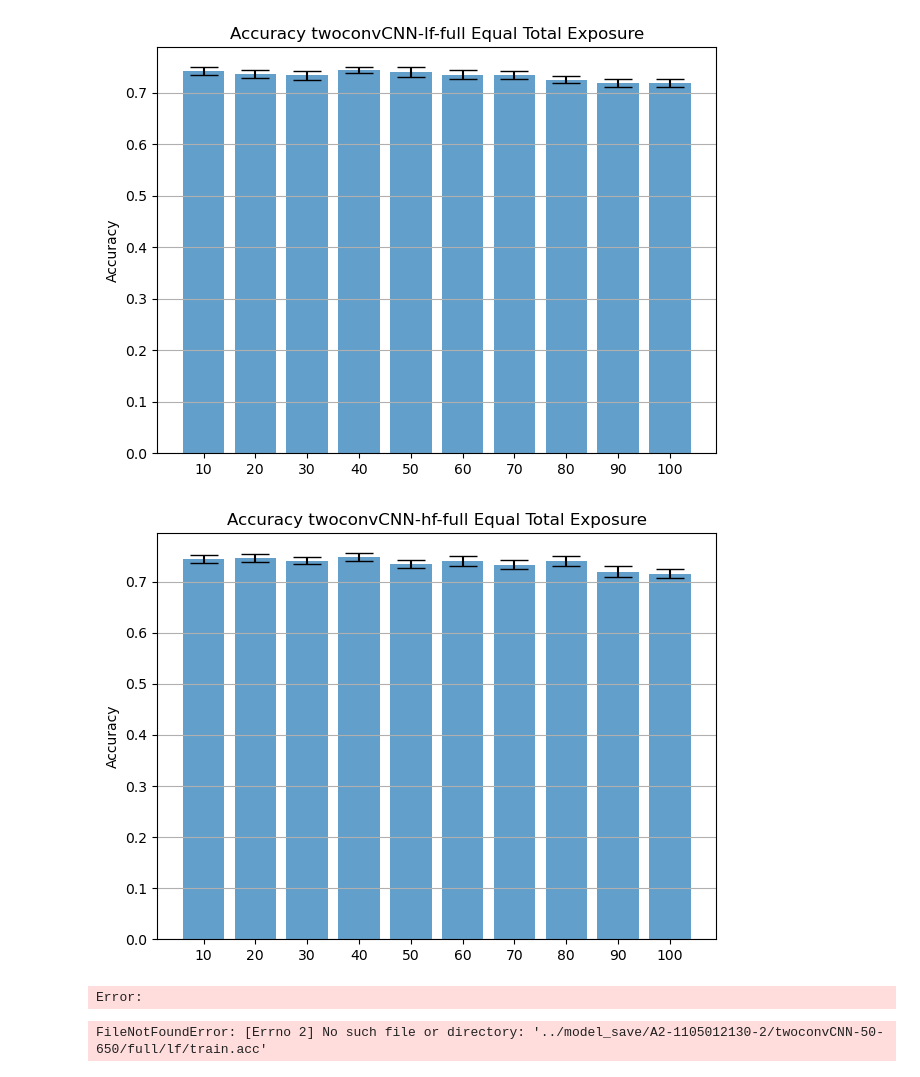
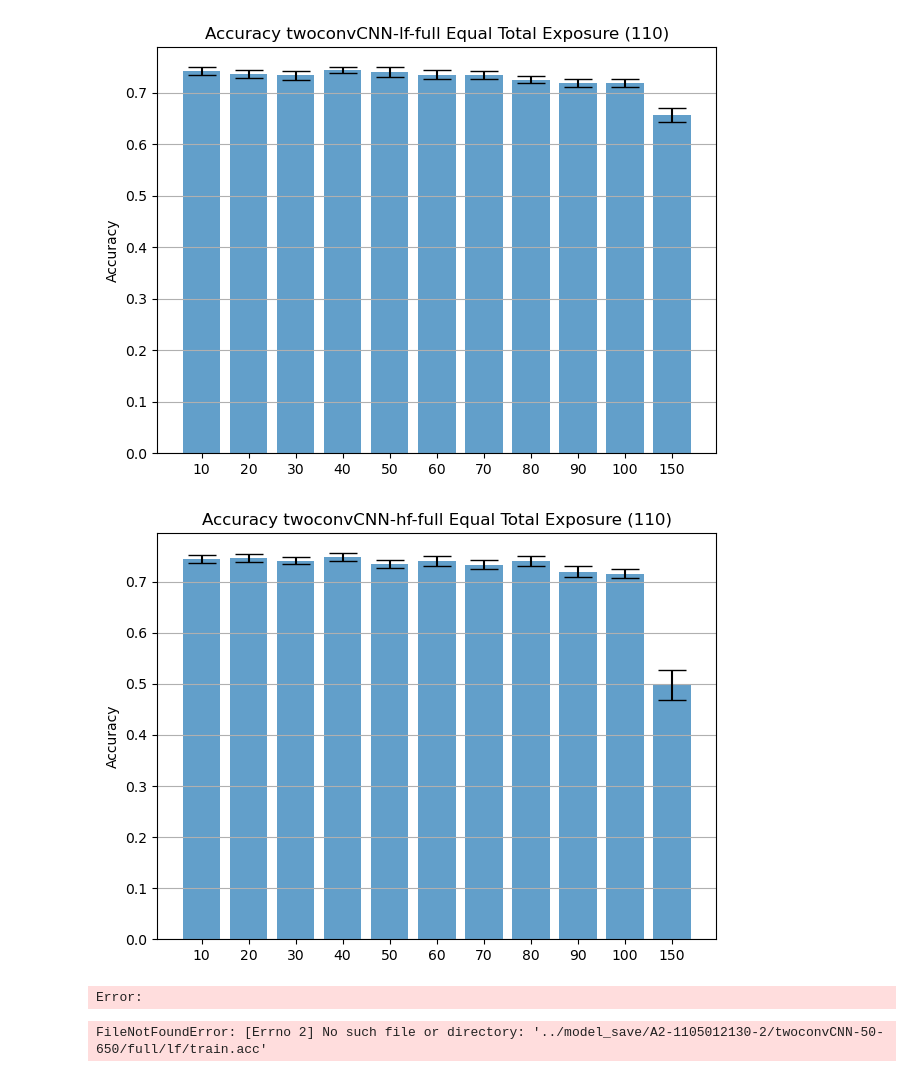
Before and after one commit to Frankalexej/proslearn_22, a Jupyter notebook: A_2_analysis.ipynb, the cells around one changed output. Saved outputs shown, nothing was run; the diff lists cells and outputs as text; code cells hidden in the pictures.

```diff
--- a/A_2_analysis.ipynb
+++ b/A_2_analysis.ipynb
@@ -156,7 +156,7 @@ def do_stats(reses, res_path):
             f.write(f"Original p-value: {p_val:.5f}|")
             f.write(f"FDR corrected p-value: {corrected_p_val:.5f}\n")
 # %%
-all_pre_conditions = [10, 20, 30, 40, 50, 60, 70, 80, 90, 100]  # 150, 200, 250, 300, 350, 400, 450, 500
+all_pre_conditions = [10, 20, 30, 40, 50, 60, 70, 80, 90, 100, 150]  # 150, 200, 250, 300, 350, 400, 450, 500
 def judge_condition(pre):
     if pre in [50, 100, 200, 300]:
         run_list = [1, 2, 3]
@@ -278,31 +278,31 @@ for model_type, runtype, cv in list(product(["twoconvCNN"], ["lf", "hf"], ["full
 # %%
 total_df = pd.DataFrame(columns=["run", "preepoch_cond", "model_cond", "train_filter_cond", "valid_phone_cond", "acc_inc"])
 # ending = 500
 total_exposure = 110
 for model_type, runtype, cv in list(product(["twoconvCNN"], ["lf", "hf"], ["full"])):
     reses = {}
     for pre in all_pre_conditions:
         run_list, total_epochs = judge_condition(pre)
 
         for run_case in run_list:
             dir = os.path.join(hyper_dir, f"{run_version}-{ts}-{run_case}", f"{model_type}-{pre}-{total_epochs-pre}")
             res = ResReader(dir, runtype=runtype, cv=cv).read()
             # val = np.mean([x - y for x, y in zip(res[1], res[2])][pre - 1])
             look_at = 2 # 1 for valid, 2 for full valid
             jump = 10
             for i in range(total_exposure+1, total_exposure+1+jump):
                 val = res[look_at][i]
                 if f"{pre}" in reses.keys():
                     reses[f"{pre}"].append(val)
                 else:
                     reses[f"{pre}"] = [val]
 
-    draw_title = f"Accuracy {model_type}-{runtype}-{cv} Equal Total Exposure"
+    draw_title = f"Accuracy {model_type}-{runtype}-{cv} Equal Total Exposure ({total_exposure})"
     draw(reses, "Accuracy", draw_title)
     do_stats(reses, os.path.join(plot_save_place, f"{ts}-{draw_title}.txt"))
 # %% [output]
-[figure, old version]
+[figure, new version]
-[figure, old version]
+[figure, new version]
 Error:
 # %%
 # total_df = pd.DataFrame(columns=["run", "preepoch_cond", "model_cond", "train_filter_cond", "valid_phone_cond", "acc_inc"])
```
Also changed, not shown: parts of 4 cells of this notebook, 4 other files.
